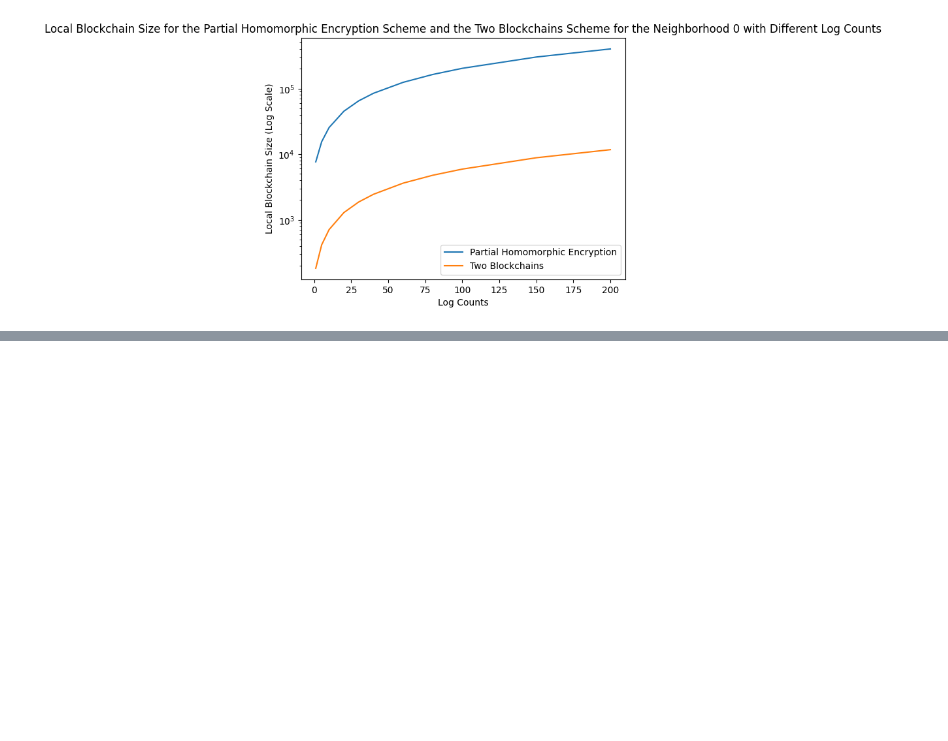
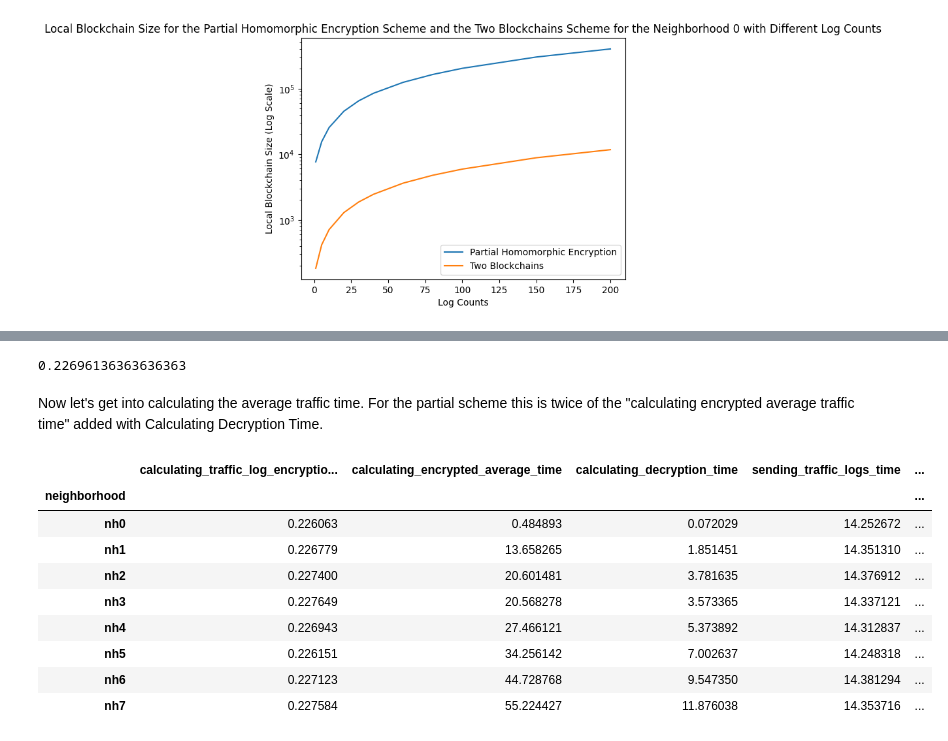
Before and after one commit to parsanoori/VANET-Privacy-Oriented-Traffic-Data, a Jupyter notebook: EvaluateResults.ipynb, the cells around one changed output, grey strips where cells are left out. Drawn from its saved outputs; the diff is of its cells as text; code cells hidden in the pictures; blank space fills up the shorter version.

```diff
--- a/EvaluateResults.ipynb
+++ b/EvaluateResults.ipynb
@@ -223,0 +236,37 @@ plt.show()
+# %%
+# get the calculating traffic log encryption time for the partial homomorphic encryption scheme for all the neighborhoods and logs count
+
+partial_datas['calculating_traffic_log_encryption_time'] = partial_datas['calculating_traffic_log_encryption_time'].astype(float)
+
+calculating_log_time = partial_datas['calculating_traffic_log_encryption_time'].mean()
+# get it as python float
+calculating_log_time = float(calculating_log_time)
+calculating_log_time
+# %% [output]
+0.22696136363636363
+# %% [markdown]
+Now let's get into calculating the average traffic time.
+For the partial scheme this is twice of the "calculating encrypted average traffic time" added with Calculating Decryption Time.
+# %%
+# lets calculate the above parameters for the partial homomorphic encryption scheme
+partial_datas['calculating_encrypted_average_time'] = partial_datas['calculating_encrypted_average_time'].astype(float)
+partial_datas['calculating_decryption_time'] = partial_datas['calculating_decryption_time'].astype(float)
+partial_datas['sending_traffic_logs_time'] = partial_datas['sending_traffic_logs_time'].astype(float)
+partial_datas['calculation_time'] = 2 * partial_datas['calculating_encrypted_average_time'] + partial_datas['calculating_decryption_time']
+partial_datas['calculation_time'] = partial_datas['calculation_time'].astype(float)
+# get calculation time average for each neighborhood
+partial_datas_nh = partial_datas.groupby(level='neighborhood').mean()
+# drop all columns ending with size
+partial_timing_data = partial_datas_nh.drop(columns=partial_datas_nh.columns[partial_datas_nh.columns.str.endswith('size')])
+partial_timing_data
+# %% [output]
+|  | calculating_traffic_log_encryptio... | calculating_encrypted_average_time | calculating_decryption_time | sending_traffic_logs_time | ... |
+| neighborhood |  |  |  |  | ... |
+| nh0 | 0.226063 | 0.484893 | 0.072029 | 14.252672 | ... |
+| nh1 | 0.226779 | 13.658265 | 1.851451 | 14.351310 | ... |
+| nh2 | 0.227400 | 20.601481 | 3.781635 | 14.376912 | ... |
+| nh3 | 0.227649 | 20.568278 | 3.573365 | 14.337121 | ... |
+| nh4 | 0.226943 | 27.466121 | 5.373892 | 14.312837 | ... |
+| nh5 | 0.226151 | 34.256142 | 7.002637 | 14.248318 | ... |
+| nh6 | 0.227123 | 44.728768 | 9.547350 | 14.381294 | ... |
+| nh7 | 0.227584 | 55.224427 | 11.876038 | 14.353716 | ... |
```
Also changed, not shown: parts of 14 cells of this notebook.
